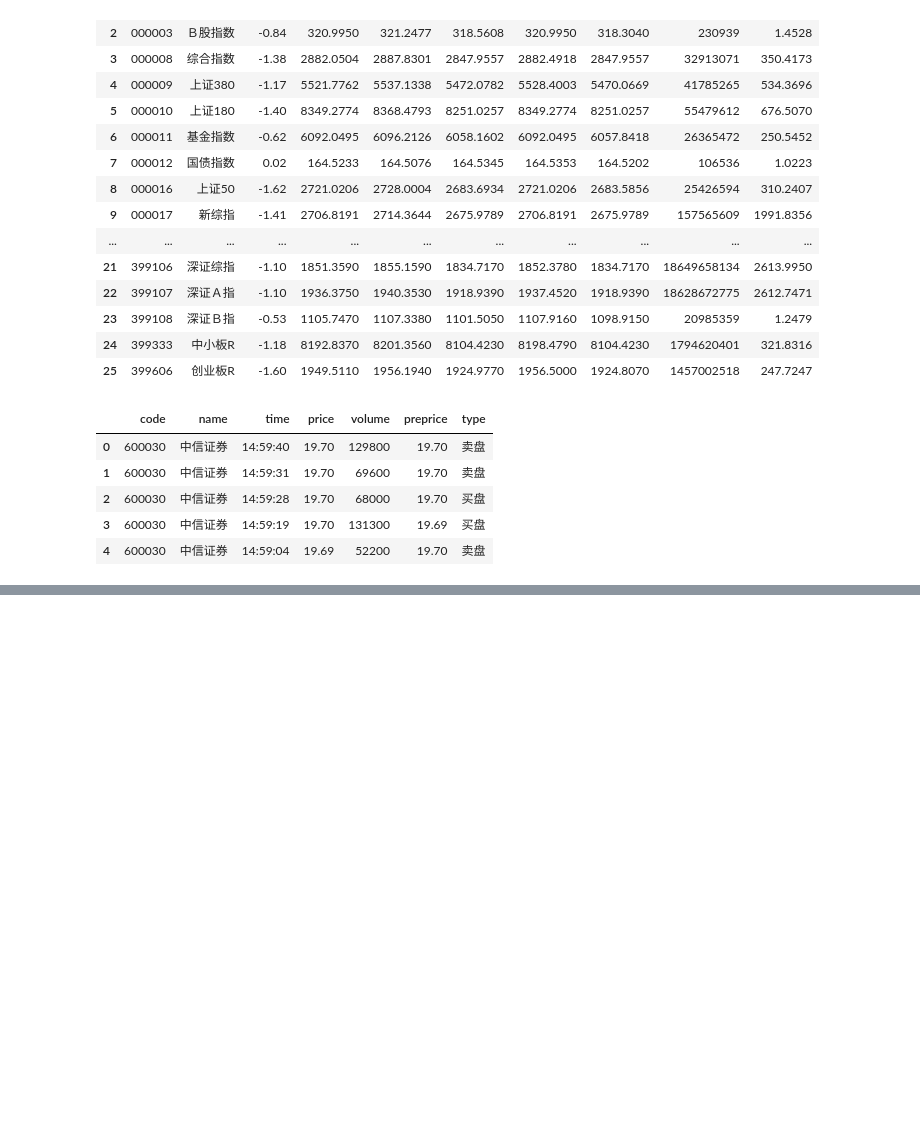
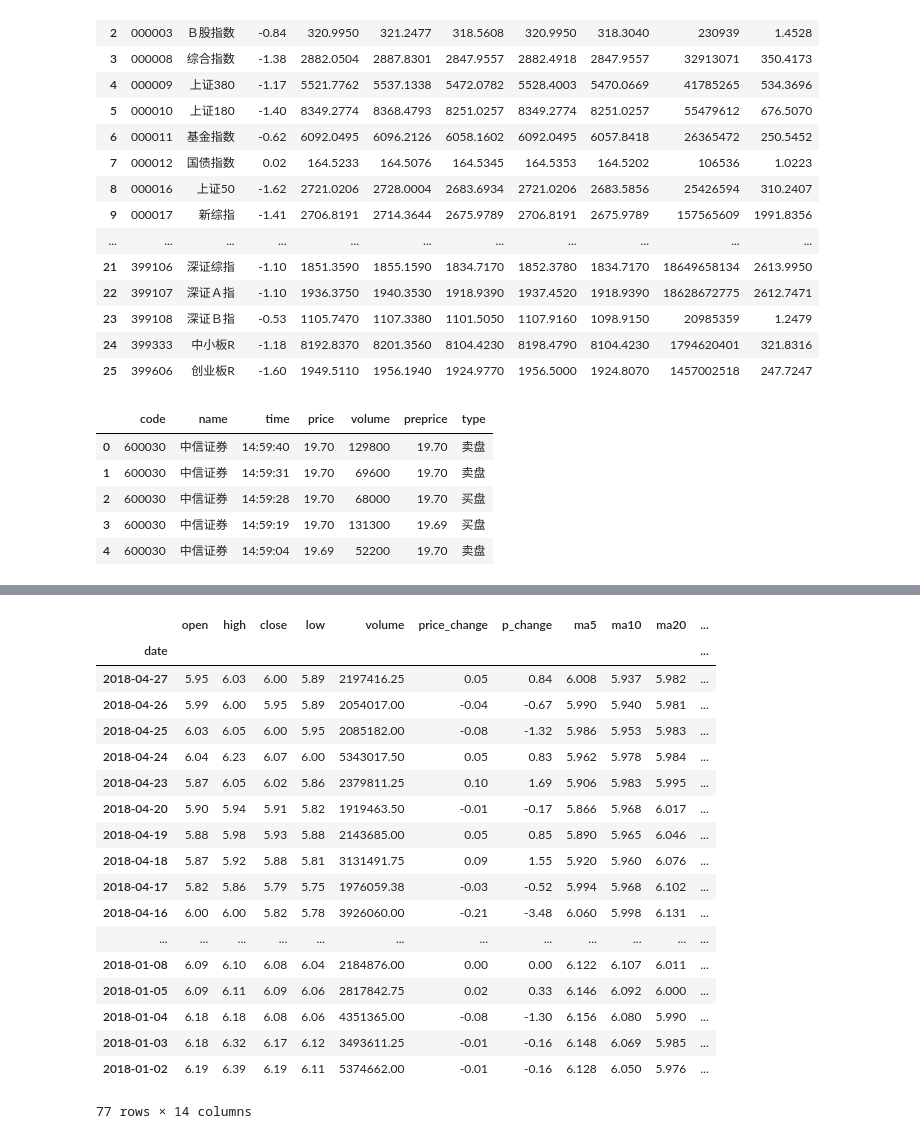
Before and after one commit to Jheng-Yi-Chen/Python, a Jupyter notebook: 2018_05_23 tushare.ipynb, the cells around one changed output, grey strips where cells are left out. Saved outputs shown, nothing was run; the diff lists cells and outputs as text; code cells hidden in the pictures; blank space fills up the shorter version.

```diff
--- a/2018_05_23 tushare.ipynb
+++ b/2018_05_23 tushare.ipynb
@@ -465,0 +551,23 @@ df.head()
+# %%
+data = ts.get_hist_data('601398', start = '2018-01-01', end = '2018-05-01')
+data
+# %% [output]
+|  | open | high | close | low | volume | price_change | p_change | ma5 | ma10 | ma20 | ... |
+| date |  |  |  |  |  |  |  |  |  |  | ... |
+| 2018-04-27 | 5.95 | 6.03 | 6.00 | 5.89 | 2197416.25 | 0.05 | 0.84 | 6.008 | 5.937 | 5.982 | ... |
+| 2018-04-26 | 5.99 | 6.00 | 5.95 | 5.89 | 2054017.00 | -0.04 | -0.67 | 5.990 | 5.940 | 5.981 | ... |
+| 2018-04-25 | 6.03 | 6.05 | 6.00 | 5.95 | 2085182.00 | -0.08 | -1.32 | 5.986 | 5.953 | 5.983 | ... |
+| 2018-04-24 | 6.04 | 6.23 | 6.07 | 6.00 | 5343017.50 | 0.05 | 0.83 | 5.962 | 5.978 | 5.984 | ... |
+| 2018-04-23 | 5.87 | 6.05 | 6.02 | 5.86 | 2379811.25 | 0.10 | 1.69 | 5.906 | 5.983 | 5.995 | ... |
+| 2018-04-20 | 5.90 | 5.94 | 5.91 | 5.82 | 1919463.50 | -0.01 | -0.17 | 5.866 | 5.968 | 6.017 | ... |
+| 2018-04-19 | 5.88 | 5.98 | 5.93 | 5.88 | 2143685.00 | 0.05 | 0.85 | 5.890 | 5.965 | 6.046 | ... |
+| 2018-04-18 | 5.87 | 5.92 | 5.88 | 5.81 | 3131491.75 | 0.09 | 1.55 | 5.920 | 5.960 | 6.076 | ... |
+| 2018-04-17 | 5.82 | 5.86 | 5.79 | 5.75 | 1976059.38 | -0.03 | -0.52 | 5.994 | 5.968 | 6.102 | ... |
+| 2018-04-16 | 6.00 | 6.00 | 5.82 | 5.78 | 3926060.00 | -0.21 | -3.48 | 6.060 | 5.998 | 6.131 | ... |
+| ... | ... | ... | ... | ... | ... | ... | ... | ... | ... | ... | ... |
+| 2018-01-08 | 6.09 | 6.10 | 6.08 | 6.04 | 2184876.00 | 0.00 | 0.00 | 6.122 | 6.107 | 6.011 | ... |
+| 2018-01-05 | 6.09 | 6.11 | 6.09 | 6.06 | 2817842.75 | 0.02 | 0.33 | 6.146 | 6.092 | 6.000 | ... |
+| 2018-01-04 | 6.18 | 6.18 | 6.08 | 6.06 | 4351365.00 | -0.08 | -1.30 | 6.156 | 6.080 | 5.990 | ... |
+| 2018-01-03 | 6.18 | 6.32 | 6.17 | 6.12 | 3493611.25 | -0.01 | -0.16 | 6.148 | 6.069 | 5.985 | ... |
+| 2018-01-02 | 6.19 | 6.39 | 6.19 | 6.11 | 5374662.00 | -0.01 | -0.16 | 6.128 | 6.050 | 5.976 | ... |
+77 rows × 14 columns
```
Also changed, not shown: parts of 4 cells of this notebook.
